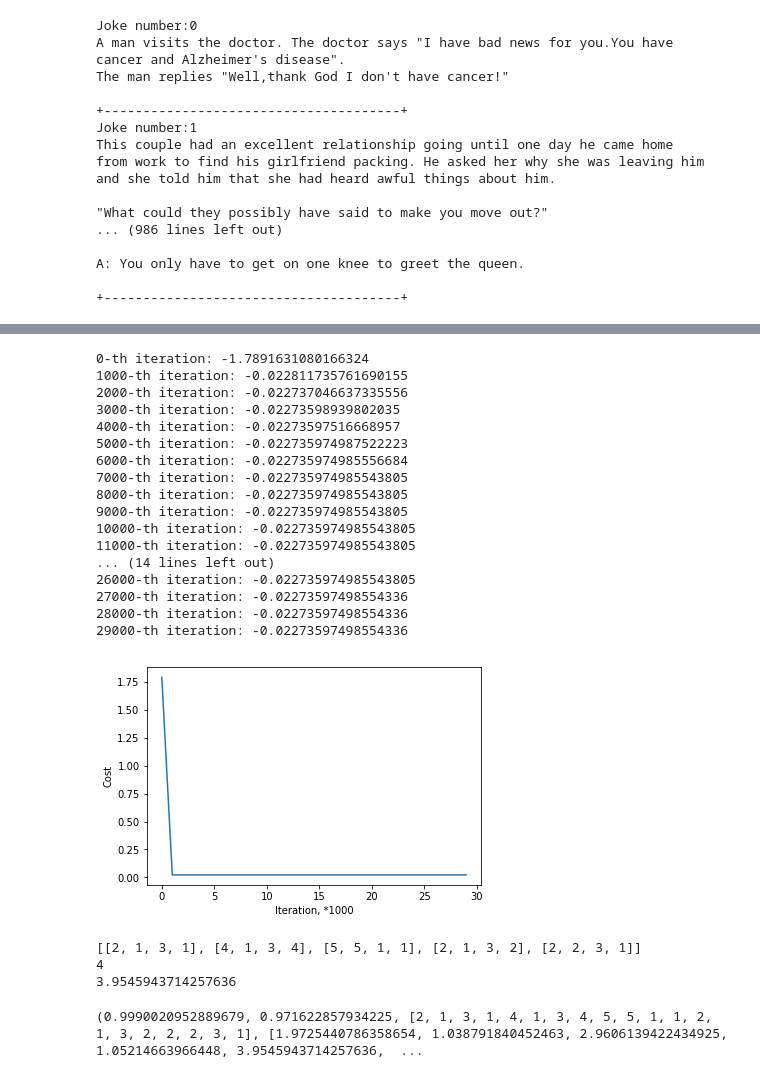
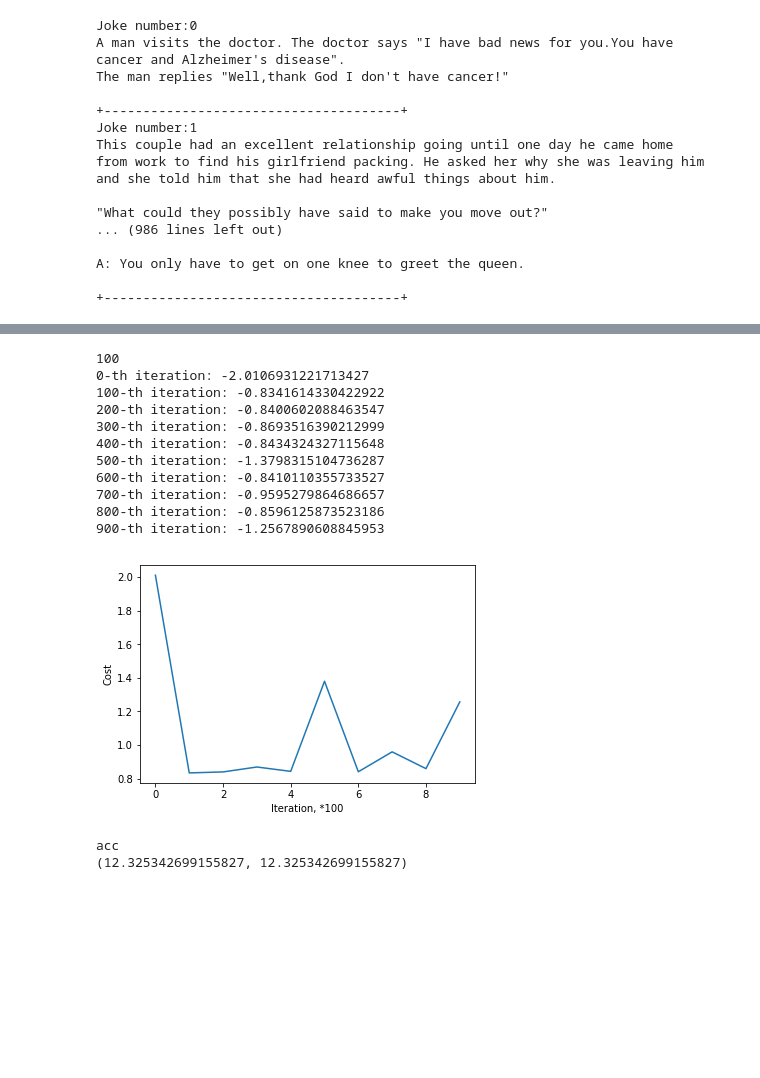
Before and after one commit to vusatchy/RecommendationSystem, a Jupyter notebook: JokeRecommandation.ipynb, the cells around one changed output, grey strips where cells are left out. Cells and saved outputs as stored; diff of their text form; code cells hidden in the pictures; blank space fills up the shorter version.

```diff
--- a/JokeRecommandation.ipynb
+++ b/JokeRecommandation.ipynb
@@ -492,34 +537,24 @@ class SVD:
-# %%
-cls = SVD(n_factors=3)
-cls.fit(table)
-# %% [output]
-0-th iteration: -1.7891631080166324
-1000-th iteration: -0.022811735761690155
-2000-th iteration: -0.022737046637335556
-3000-th iteration: -0.02273598939802035
-4000-th iteration: -0.02273597516668957
-5000-th iteration: -0.022735974987522223
-6000-th iteration: -0.022735974985556684
-7000-th iteration: -0.022735974985543805
-8000-th iteration: -0.022735974985543805
-9000-th iteration: -0.022735974985543805
-10000-th iteration: -0.022735974985543805
-11000-th iteration: -0.022735974985543805
-... (14 lines left out)
-26000-th iteration: -0.022735974985543805
-27000-th iteration: -0.02273597498554336
-28000-th iteration: -0.02273597498554336
-29000-th iteration: -0.02273597498554336
-[figure, removed]
-# %%
-print(table)
-print(table[1][0])
-print(cls.estimate(1,0))
-# %% [output]
-[[2, 1, 3, 1], [4, 1, 3, 4], [5, 5, 1, 1], [2, 1, 3, 2], [2, 2, 3, 1]]
-4
-3.9545943714257636
+# %%
+factors = min(np.matrix(X).shape)
+print(matrix_rank(X))
+cls = SVD(eps = 0.01 , num_iter = 1000,n_factors=1,n_print=100)
+cls.fit(X[:1000])
+# %% [output]
+100
+0-th iteration: -2.0106931221713427
+100-th iteration: -0.8341614330422922
+200-th iteration: -0.8400602088463547
+300-th iteration: -0.8693516390212999
+400-th iteration: -0.8434324327115648
+500-th iteration: -1.3798315104736287
+600-th iteration: -0.8410110355733527
+700-th iteration: -0.9595279864686657
+800-th iteration: -0.8596125873523186
+900-th iteration: -1.2567890608845953
+[figure, added]
 # %%
+print("acc")
 print(cls.accuracy())
 # %% [output]
-(0.9990020952889679, 0.971622857934225, [2, 1, 3, 1, 4, 1, 3, 4, 5, 5, 1, 1, 2, 1, 3, 2, 2, 2, 3, 1], [1.9725440786358654, 1.038791840452463, 2.9606139422434925, 1.05214663966448, 3.9545943714257636,  ...
+acc
+(12.325342699155827, 12.325342699155827)
```
Also changed, not shown: parts of 23 cells of this notebook.
